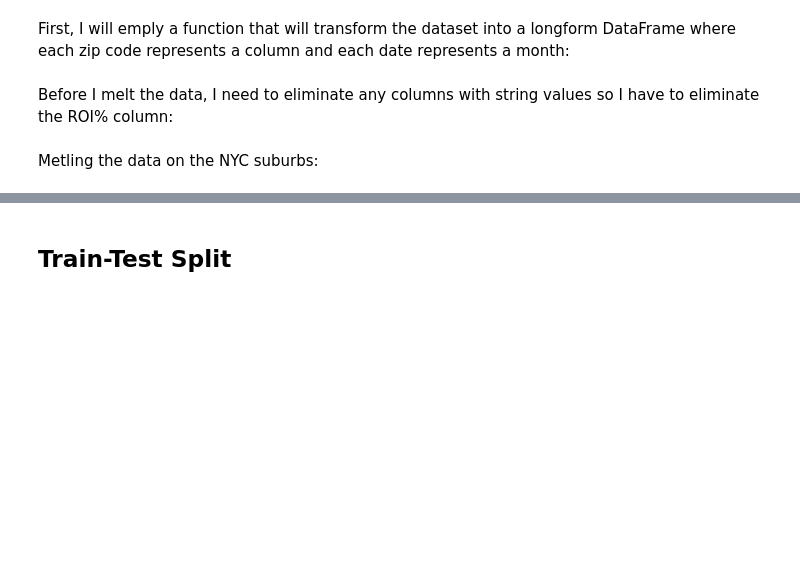
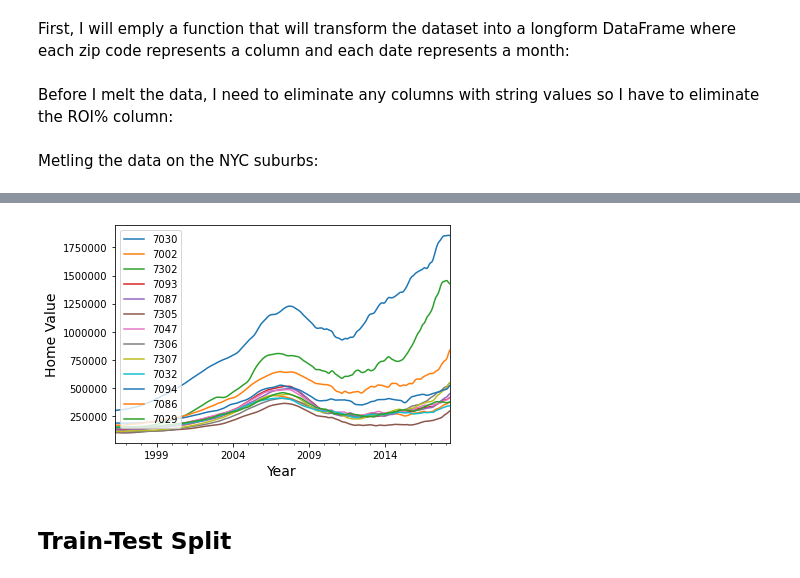
Before and after one commit to icapeli/Hudson-County-Time-Series, a Jupyter notebook: phase_4_project.ipynb, the cells around one changed output, grey strips where cells are left out. Cells and saved outputs as stored; diff of their text form; code cells hidden in the pictures; blank space fills up the shorter version.

```diff
--- a/phase_4_project.ipynb
+++ b/phase_4_project.ipynb
@@ -319,3 +368,10 @@ Suburbs[Suburbs.isnull().any(axis=1)]
+# %%
+Suburbs.plot()
+plt.xlabel('Year',fontsize=14)
+plt.ylabel('Home Value',fontsize=14)
+plt.ticklabel_format(axis='y',style='plain',useOffset=False);
+# %% [output]
+[figure, added]
 # %% [markdown]
 ## Train-Test Split
 # %%
```
Also changed, not shown: parts of 93 cells of this notebook.
